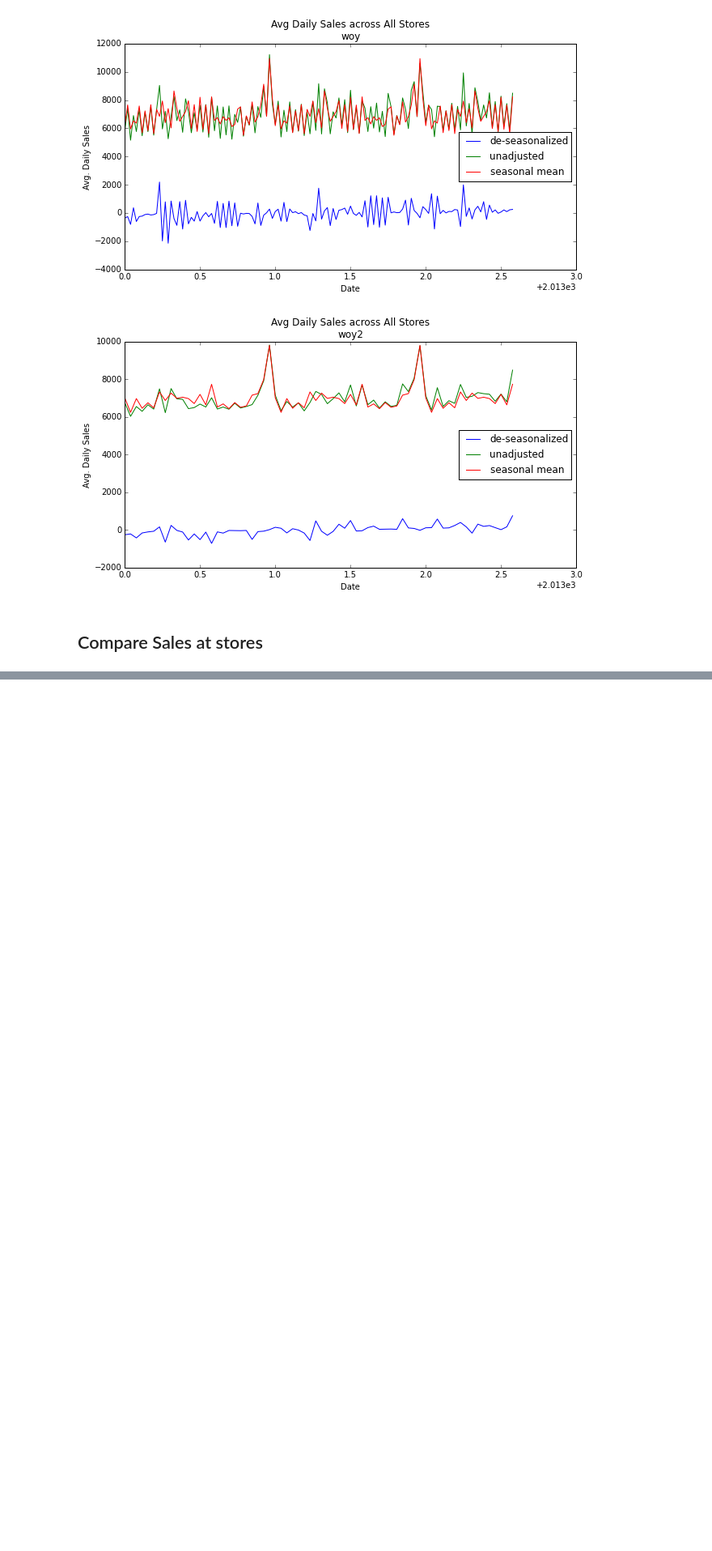
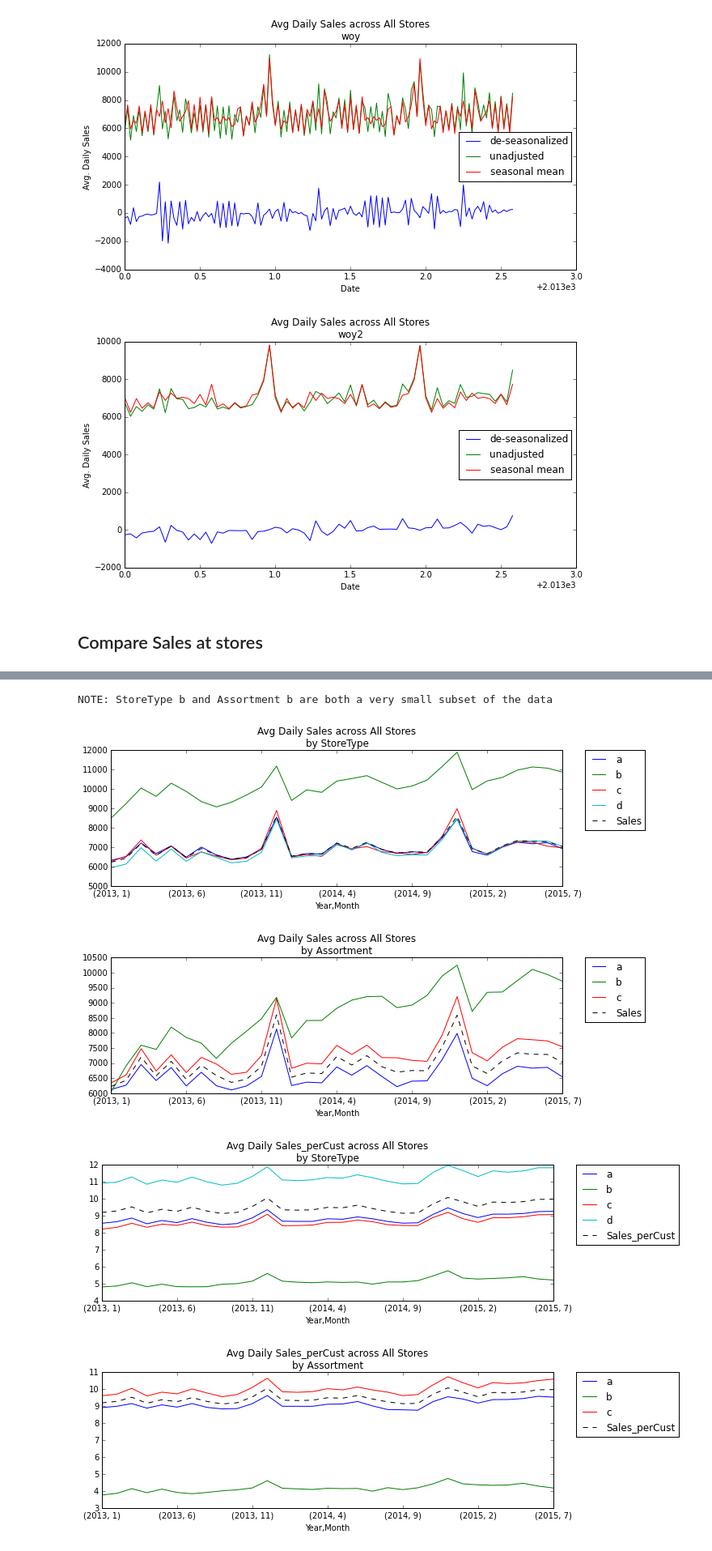
Before and after one commit to tbackes/kaggle-rossman, a Jupyter notebook: kaggle_rossman-tbackes.ipynb, the cells around one changed output, grey strips where cells are left out. Shown at 81% size. Cells and saved outputs as stored; diff of their text form; code cells hidden in the pictures; blank space fills up the shorter version.

```diff
--- a/kaggle_rossman-tbackes.ipynb
+++ b/kaggle_rossman-tbackes.ipynb
@@ -207,8 +214,9 @@ None
 df = df.set_index('Date')
 
 # extract month, year, week of year and 'bi-week' of year
+df['Year'] = df.index.year
 df['Month'] = df.index.month
-df['Year'] = df.index.year
+df['Day'] = df.index.day
 df['woy'] = df.index.weekofyear
 df['woy2'] = np.array(np.ceil(df.woy/2.0), dtype=int)
 
@@ -220,9 +228,15 @@ df['woy_yr'] = df.index.year
 df.loc[np.logical_and(df.Month==12, df.woy==1), 'woy_yr']+= 1
 df = df.reset_index()
 
+df['Sales_perCust'] = np.zeros(df.Sales.shape)
+df.loc[df.Customers>0,'Sales_perCust'] = df.loc[df.Customers>0,'Sales'] / df.loc[df.Customers>0,'Customers']
+
 # Fill PromoInterval missing values with string, so that they can be properly counted
 # as their own category in groupby statements, etc.
 df['PromoInterval'] = df['PromoInterval'].fillna('N/A')
+
+# In StateHoliday Replace int values with strings
+df['StateHoliday'] = df['StateHoliday'].apply(str)
 
 # Bin competition distance (for EDA purposes)
 #    1 = low   (<1 km)
@@ -241,3 +255,11 @@ df.DistType = np.array(df.DistType.values, np.dtype(int))
 
 # Copy dataframe, including only open days for each store
 df_open = df[df['Open']==1]
+
+
+# extract month, year, week of year and 'bi-week' of year
+test.set_index('Date',inplace=True)
+test['Year'] = test.index.year
+test['Month'] = test.index.month
+test['Day'] = test.index.day
+test.reset_index(inplace=True)
@@ -368,13 +400,16 @@ def plot_avg_daily_grouped(df, avg_col, by_col, index2='Month', plot_all=False):
     df_mo2 = pd.pivot_table(df_mo, values=avg_col, index=[yr_col, index2],
                             columns=[by_col], aggfunc=np.mean)
 
-    ax = df_mo2.plot();
+    linestyles = ['-', '-', '-', '-', '-', '-', '-',
+                  '--', '--', '--', '--', '--', '--', '--',
+                  ':', ':', ':', ':', ':', ':', ':']
+    ax = df_mo2.plot(figsize=(10,3), style=linestyles[:df_mo2.shape[1]]);
     if plot_all:
         df_mo = df.groupby([yr_col,index2,'Store'], as_index=False).mean()
         df_mo2 = df_mo.groupby([yr_col,index2]).mean()[avg_col]
 
-        df_mo2.plot(ax=ax);
-
+        df_mo2.plot(colormap='bone',ls='--',ax=ax);
+    plt.legend(bbox_to_anchor=(1.05, 1), loc=2, borderaxespad=0.)
     plt.title('Avg Daily %s across All Stores\nby %s' % (avg_col, by_col));
 
 def plot_avg_by_year(df, avg_col, label, index2='Month'):
@@ -839,0 +526,13 @@ array([[  1.,   0.,   0., ...,   0.,   0.,  23.],
+# %%
+#df_open = df[df['Open']==1]
+print 'NOTE: StoreType b and Assortment b are both a very small subset of the data'
+plot_avg_daily_grouped(df_open, 'Sales', 'StoreType', plot_all=True)
+plot_avg_daily_grouped(df_open, 'Sales', 'Assortment', plot_all=True)
+plot_avg_daily_grouped(df_open, 'Sales_perCust', 'StoreType', plot_all=True)
+plot_avg_daily_grouped(df_open, 'Sales_perCust', 'Assortment', plot_all=True)
+# %% [output]
+NOTE: StoreType b and Assortment b are both a very small subset of the data
+[figure, added]
+[figure, added]
+[figure, added]
+[figure, added]
```
Also changed, not shown: parts of 82 cells of this notebook, 1 other file.
